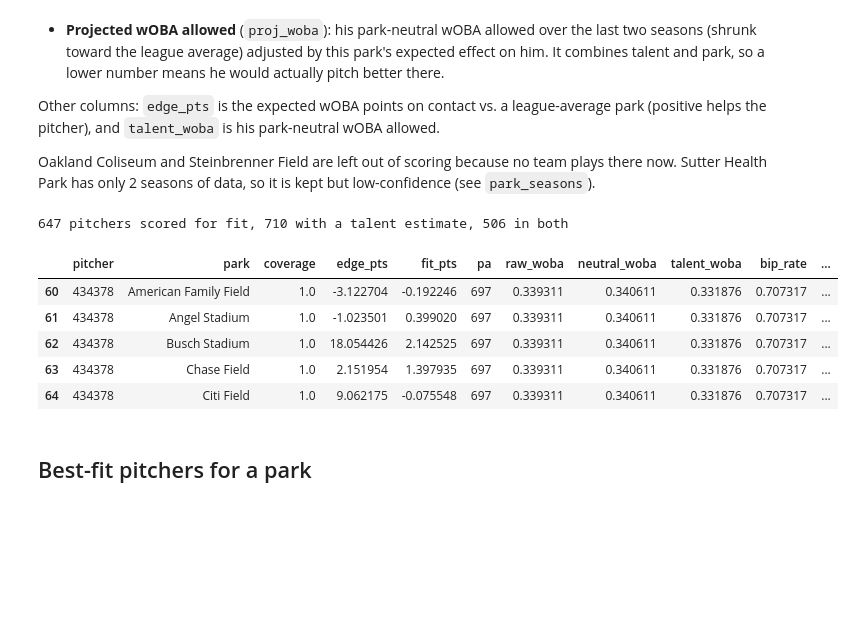
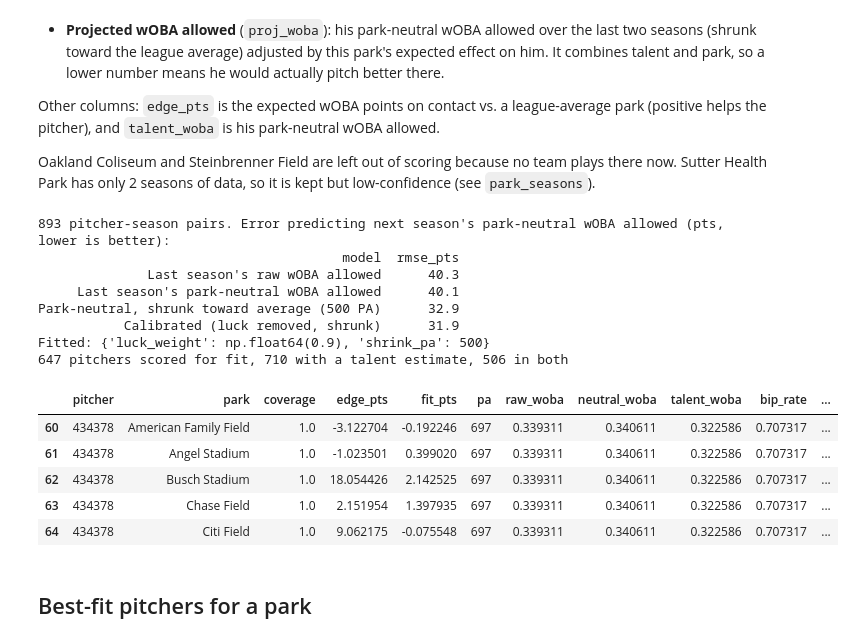
Before and after one commit to jpascarella17/ballpark-pitch-fit, a Jupyter notebook: notebooks/04_fa_targets.ipynb, the cells around one changed output. Drawn from its saved outputs; the diff is of its cells as text; code cells hidden in the pictures; blank space fills up the shorter version.

Commit message:
Add calibrated talent estimate and buy-low screen

```diff
--- a/notebooks/04_fa_targets.ipynb
+++ b/notebooks/04_fa_targets.ipynb
@@ -12,31 +12,49 @@ Oakland Coliseum and Steinbrenner Field are left out of scoring because no team
 # %%
 import sys
 sys.path.append("..")
 
 import pandas as pd
 from src.config import PROCESSED, INTERIM
 from src.park_effects import contact_frame
 from src.fit import pitcher_fit, pitcher_talent, project_park_woba, best_pitchers_for_park
+from src.forecast import pitcher_seasons, next_season_pairs, calibrate_talent
 
 df = pd.read_parquet(INTERIM / "pitches_archetyped.parquet")
 contact = contact_frame(df)
 effects = pd.read_csv(PROCESSED / "park_bb_effects.csv")
 
 names = contact.drop_duplicates("pitcher").set_index("pitcher")["player_name"]
 fit = pitcher_fit(contact, effects, min_bip=300)
-talent = pitcher_talent(df, effects, recent_seasons=2, shrink_pa=500)
+# How much of a pitcher's contact luck should we take out, and how hard should we pull toward average?
+# Fit that on past seasons (this season -> next season), judged on seasons it was not fitted on.
+pairs = next_season_pairs(pitcher_seasons(df, effects), min_pa=200)
+cal_summary, cal_folds, params = calibrate_talent(pairs)
+cal_summary.round(2).to_csv(PROCESSED / "talent_calibration.csv", index=False)
+pd.DataFrame([params]).to_csv(PROCESSED / "talent_params.csv", index=False)
+print(f"{len(pairs)} pitcher-season pairs. Error predicting next season's park-neutral wOBA allowed (pts, lower is better):")
+print(cal_summary.round(1).to_string(index=False))
+print("Fitted:", params)
+
+talent = pitcher_talent(df, effects, recent_seasons=2, shrink_pa=params["shrink_pa"], luck_weight=params["luck_weight"])
 proj = project_park_woba(fit, talent)
 proj["park_seasons"] = proj["park"].map(df.groupby("park")["game_year"].nunique())
 print(f"{fit['pitcher'].nunique()} pitchers scored for fit, {len(talent)} with a talent estimate, {proj['pitcher'].nunique()} in both")
 proj.head()
 # %% [output]
+893 pitcher-season pairs. Error predicting next season's park-neutral wOBA allowed (pts, lower is better):
+                                       model  rmse_pts
+              Last season's raw wOBA allowed      40.3
+     Last season's park-neutral wOBA allowed      40.1
+Park-neutral, shrunk toward average (500 PA)      32.9
+           Calibrated (luck removed, shrunk)      31.9
+Fitted: {'luck_weight': np.float64(0.9), 'shrink_pa': 500}
 647 pitchers scored for fit, 710 with a talent estimate, 506 in both
 |  | pitcher | park | coverage | edge_pts | fit_pts | pa | raw_woba | neutral_woba | talent_woba | bip_rate | ... |
-| 60 | 434378 | American Family Field | 1.0 | -3.122704 | -0.192246 | 697 | 0.339311 | 0.340611 | 0.331876 | 0.707317 | ... |
-| 61 | 434378 | Angel Stadium | 1.0 | -1.023501 | 0.399020 | 697 | 0.339311 | 0.340611 | 0.331876 | 0.707317 | ... |
-| 62 | 434378 | Busch Stadium | 1.0 | 18.054426 | 2.142525 | 697 | 0.339311 | 0.340611 | 0.331876 | 0.707317 | ... |
-| 63 | 434378 | Chase Field | 1.0 | 2.151954 | 1.397935 | 697 | 0.339311 | 0.340611 | 0.331876 | 0.707317 | ... |
-| 64 | 434378 | Citi Field | 1.0 | 9.062175 | -0.075548 | 697 | 0.339311 | 0.340611 | 0.331876 | 0.707317 | ... |
+| 60 | 434378 | American Family Field | 1.0 | -3.122704 | -0.192246 | 697 | 0.339311 | 0.340611 | 0.322586 | 0.707317 | ... |
+| 61 | 434378 | Angel Stadium | 1.0 | -1.023501 | 0.399020 | 697 | 0.339311 | 0.340611 | 0.322586 | 0.707317 | ... |
+| 62 | 434378 | Busch Stadium | 1.0 | 18.054426 | 2.142525 | 697 | 0.339311 | 0.340611 | 0.322586 | 0.707317 | ... |
+| 63 | 434378 | Chase Field | 1.0 | 2.151954 | 1.397935 | 697 | 0.339311 | 0.340611 | 0.322586 | 0.707317 | ... |
+| 64 | 434378 | Citi Field | 1.0 | 9.062175 | -0.075548 | 697 | 0.339311 | 0.340611 | 0.322586 | 0.707317 | ... |
 # %% [markdown]
 ## Best-fit pitchers for a park
 # %%
```
Also changed, not shown: parts of 4 cells of this notebook, 20 other files.
